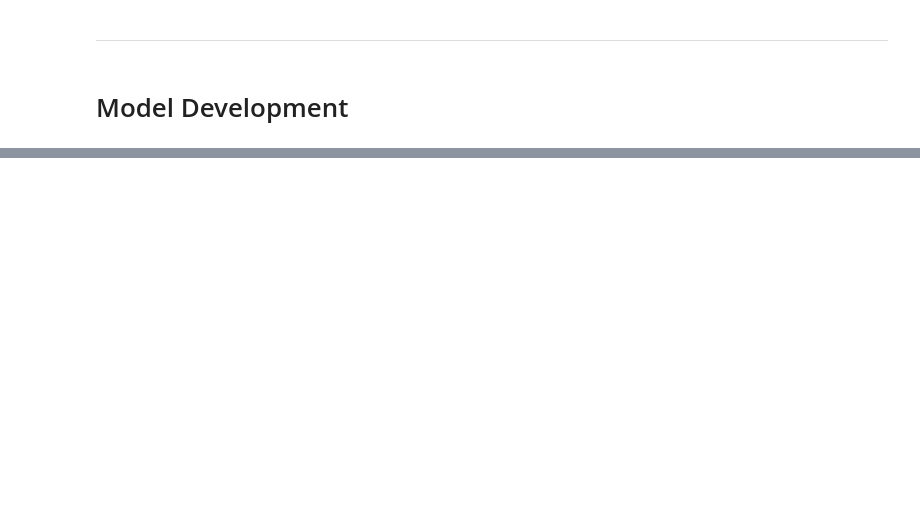
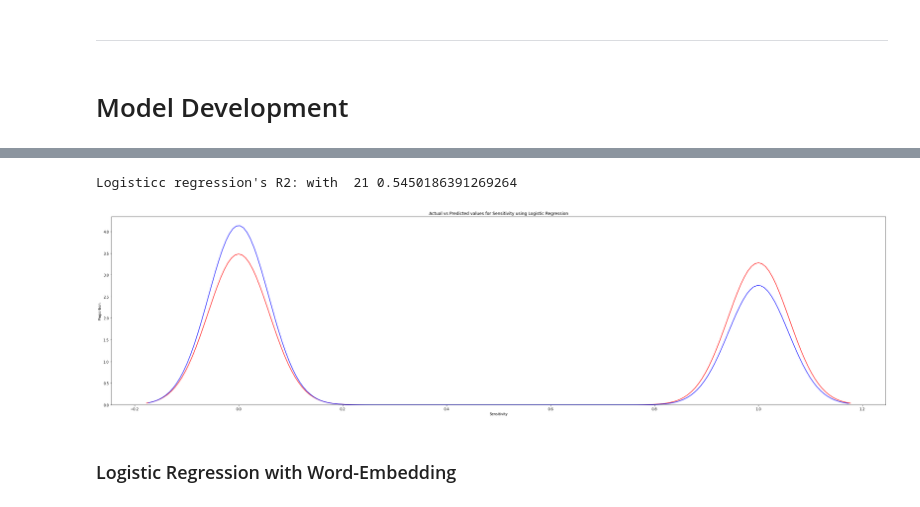
Before and after one commit to Kerman-Sanjuan/Fake-News-Detection, a Jupyter notebook: Fake news detection.ipynb, the cells around one changed output, grey strips where cells are left out. Saved outputs shown, nothing was run; the diff lists cells and outputs as text; code cells hidden in the pictures; blank space fills up the shorter version.

```diff
--- a/Fake news detection.ipynb
+++ b/Fake news detection.ipynb
@@ -374,0 +443,2 @@ model.most_similar('twitter')
+# %%
+df.drop("title",axis=1,inplace=True)
@@ -378,0 +550,22 @@ model.most_similar('twitter')
+# %%
+LR = LogisticRegression(max_iter=100,solver="saga")
+cv = KFold(n_splits=5)
+yhat = cross_val_predict(LR, bestFeatures, y,cv=cv)
+
+print("Logisticc regression's R2: with ",21,metrics.f1_score(y, yhat,average='weighted'))
+
+plt.figure(figsize=(40, 10))
+sns.distplot(y, hist=False, color="r", label="Actual Value")
+sns.distplot(yhat, hist=False, color="b", label="Fitted Values")
+
+plt.title('Actual vs Predicted values for Sensitivity using Logistic Regression')
+plt.xlabel('Sensitivity')
+plt.ylabel('Proportion ')
+
+plt.show()
+plt.close()
+# %% [output]
+Logisticc regression's R2: with  21 0.5450186391269264
+[figure, added]
+# %% [markdown]
+### Logistic Regression with Word-Embedding
```
Also changed, not shown: parts of 78 cells of this notebook.
